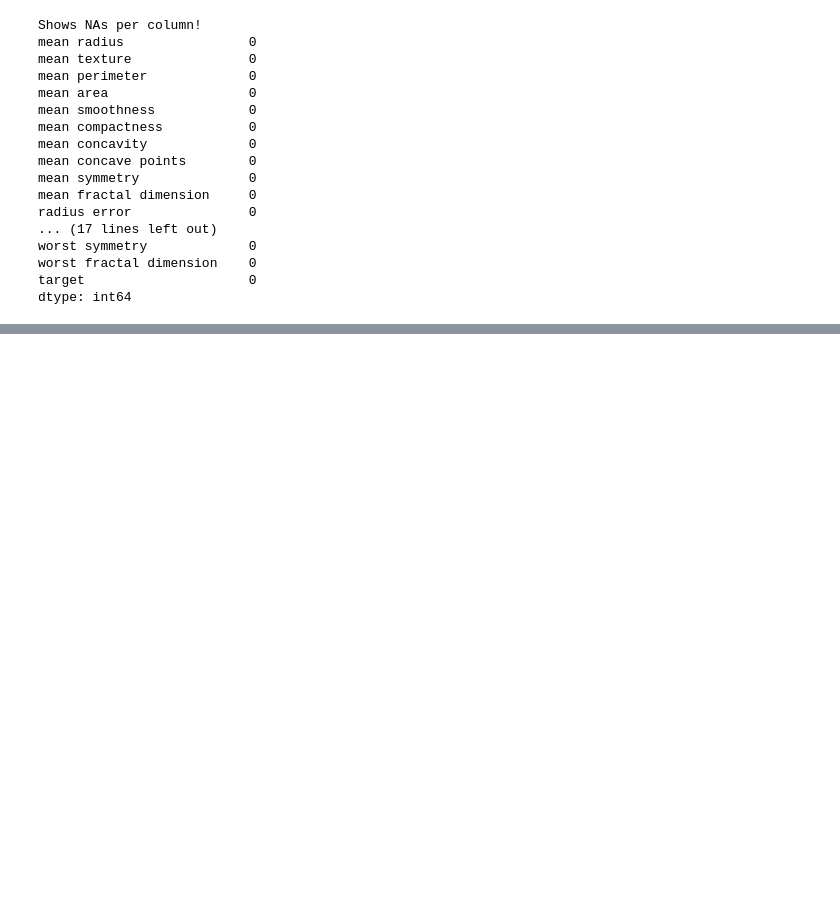
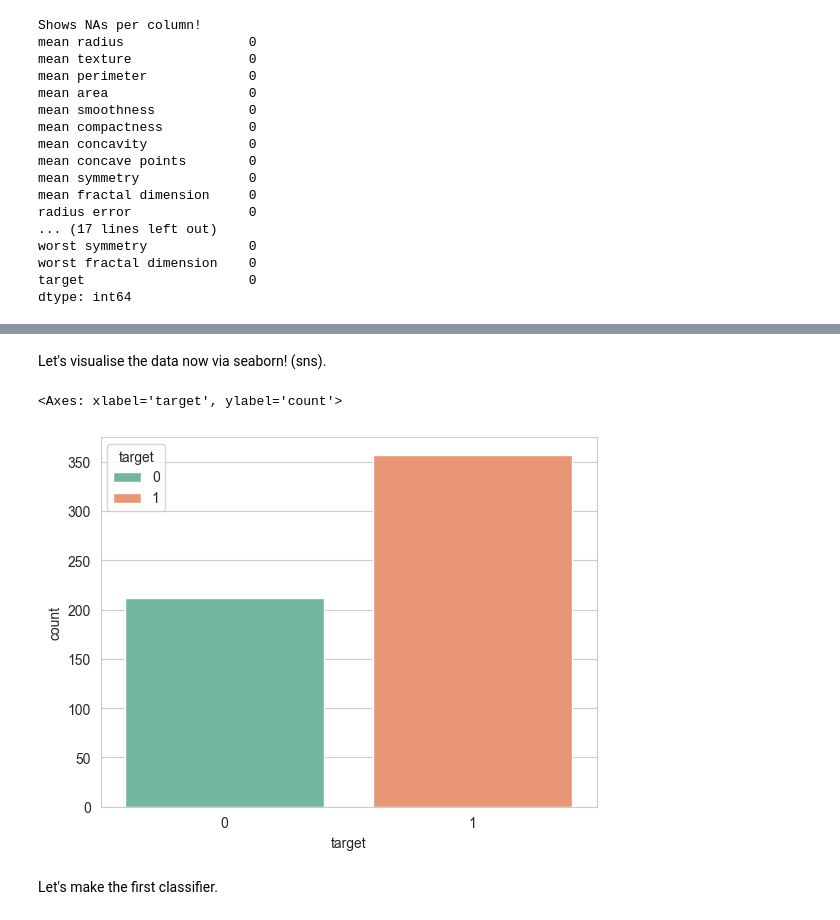
Before and after one commit to ADI-0519/KCL-Notebooks, a Jupyter notebook: Classifier.ipynb, the cells around one changed output, grey strips where cells are left out. Drawn from its saved outputs; the diff is of its cells as text; code cells hidden in the pictures; blank space fills up the shorter version.

Commit message:
Finish off classifier notebook

```diff
--- a/Classifier.ipynb
+++ b/Classifier.ipynb
@@ -83,0 +147,10 @@ dtype: int64
+# %% [markdown]
+Let's visualise the data now via seaborn! (sns).
+# %%
+sns.set_style("whitegrid")
+sns.countplot(x="target", data=dataClean, palette="Set2", hue="target")
+# %% [output]
+<Axes: xlabel='target', ylabel='count'>
+[figure, added]
+# %% [markdown]
+Let's make the first classifier.
```
Also changed, not shown: parts of 23 cells of this notebook, 1 other file.
